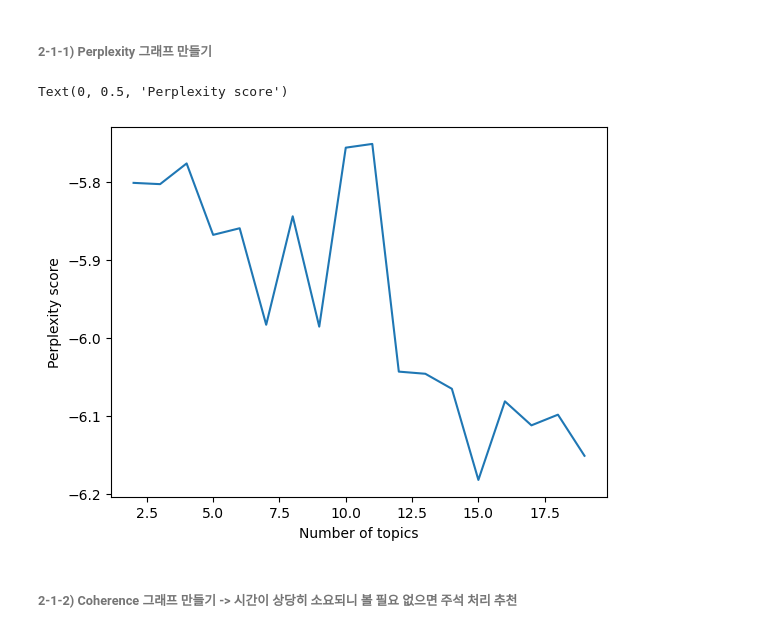
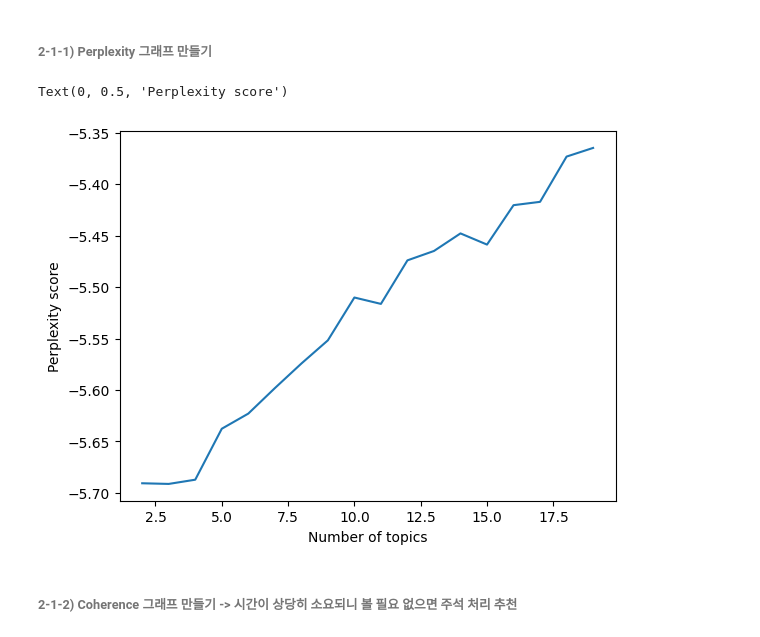
Before and after one commit to thatisme/LDA-Workspace, a Jupyter notebook: LDA analysis.ipynb, the cells around one changed output. Saved outputs shown, nothing was run; the diff lists cells and outputs as text; code cells hidden in the pictures.

```diff
--- a/LDA analysis.ipynb
+++ b/LDA analysis.ipynb
@@ -71,5 +101,5 @@ pd.set_option('display.max_rows', None) # Pandas 전체 행 확인
 # %%
-df = pd.read_csv("./LDA-Workspace/1. Data/Flipkart/df_LG_refri.csv") # 로드할 데이터의 (상대 or 절대) 경로를 지정
+df = pd.read_csv("/content/drive/MyDrive/Colab Notebooks/LG전자 DX SCHOOL/LDA-Workspace/1. Data/Flipkart/df_LG_airconditioner.csv") # 로드할 데이터의 (상대 or 절대) 경로를 지정
 # df = pd.read_csv("./1. Data/Amazon/Amazon_LG_TV_review.csv") # 로드할 데이터의 (상대 or 절대) 경로를 지정
 df.head()
 # %% [output]
@@ -595,8 +628,8 @@ result
 - 덴드로그램과 실루엣을 기반으로 적절한 클러스터링 갯수 결정
 - 아래 코드는 임의로 6을 지정
 # %%
-# (변경 옵션) n_clusters = 6
-cluster = AgglomerativeClustering(n_clusters = 6, linkage = 'ward')
+# (변경 옵션) n_clusters = 6 (air = 4 선정)
+cluster = AgglomerativeClustering(n_clusters = 4, linkage = 'ward')
 cluster_label = cluster.fit_predict(list(df['vector']))
 
 df['cluster'] = cluster_label
@@ -699,7 +730,8 @@ data_df.head() # 마지막 클러스터에 대한 DataFrame
 - 해당 코드는 예시로 0번째 클러스터를 선택
 - 만약 클러스터 분류 없이 바로 LDA 분석을 진행하고 싶으시다면 '4. 클러스터 선정'을 건너띄고 df_cluster = df.copy()로 아래 코드 수정 후에 진행하시면 됩니다.
 # %%
-df_cluster = df[df['cluster']==0].copy() # 참고 : https://emilkwak.github.io/pandas-dataframe-settingwithcopywarning
+# df_cluster = df[df['cluster']==0].copy() # 참고 : https://emilkwak.github.io/pandas-dataframe-settingwithcopywarning
+df_cluster = df.copy()
 df_cluster.head()
 # %% [output]
 |  | Unnamed: 0 | text | state | date | star | hp_data | vector | cluster |
@@ -751,21 +788,21 @@ corpus[0] #ID 값, 빈도
 # %%
 random_seed = 1 # (변경 옵션) LDA는 확률형 모델이라 난수 통제 필요. 임시적으로 1 지정
 perplex_values=[]
 
 # (변경 옵션) range(2,20)의 범위로 LDA 모델 생성 후 perplexity 값들 저장
 for i in range(2,20):
-    ldamodel=gensim.models.ldamodel.LdaModel(corpus, num_topics=i, id2word=dictionary, random_state=random_seed)
+    ldamodel=gensim.models.ldamodel.LdaModel(corpus, num_topics=i, passes=15, iterations=400, id2word=dictionary, random_state=random_seed)
     perp_v=ldamodel.log_perplexity(corpus) # 결과값
     perplex_values.append(perp_v)
 
 # 시각화
 x= range(2,20)
 plt.plot(x, perplex_values)
 plt.xlabel('Number of topics')
 plt.ylabel('Perplexity score')
 # %% [output]
 Text(0, 0.5, 'Perplexity score')
-[figure, old version]
+[figure, new version]
 # %% [markdown]
 ###### 2-1-2) Coherence 그래프 만들기 -> 시간이 상당히 소요되니 볼 필요 없으면 주석 처리 추천
 # %%
```
Also changed, not shown: parts of 44 cells of this notebook, 15 other files.
